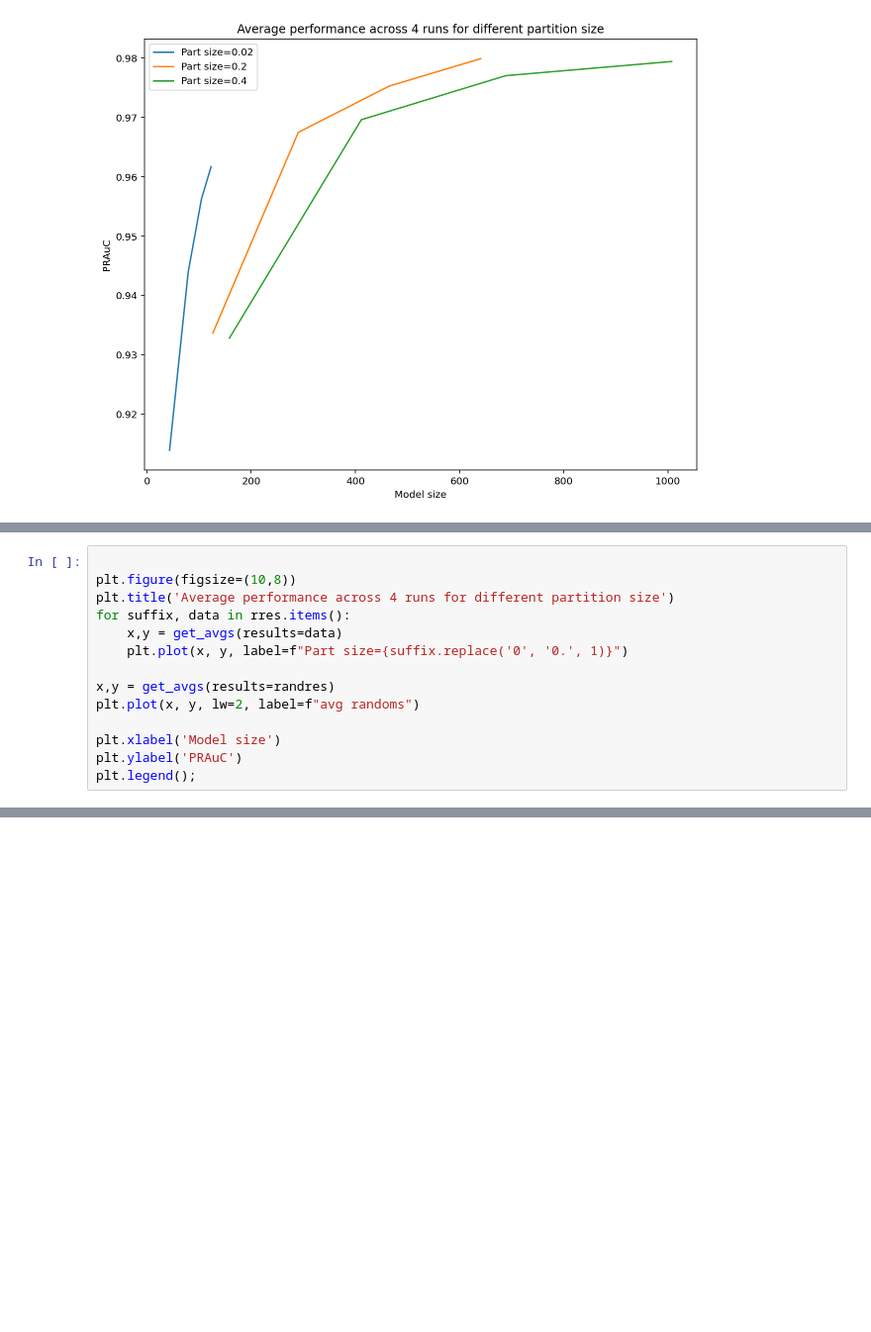
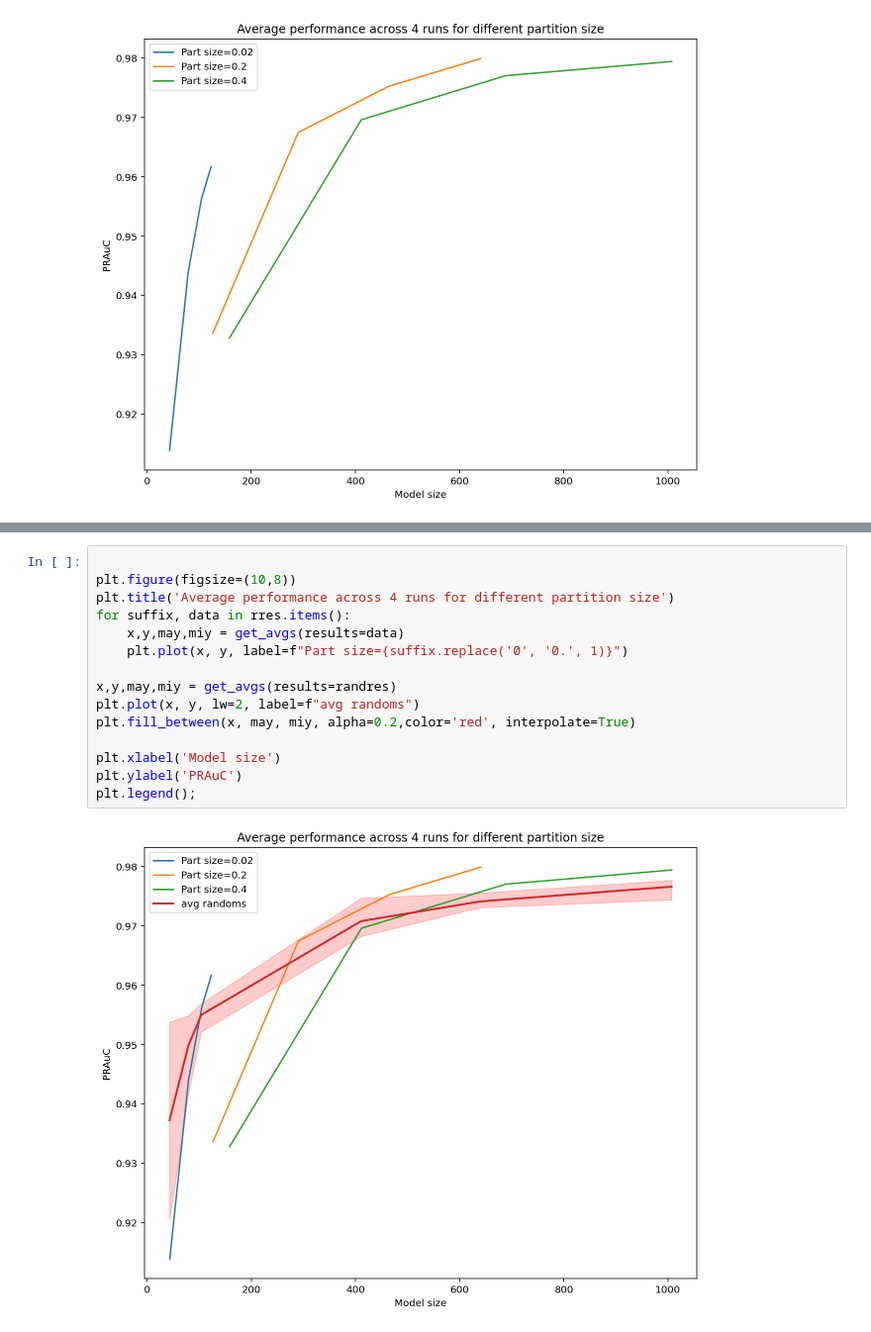
Before and after one commit to jrybicki-jsc/smms, a Jupyter notebook: graphla/newcluster_results.ipynb, the cells around one changed output, grey strips where cells are left out. Shown at 99% size. Saved outputs shown, nothing was run; the diff lists cells and outputs as text; blank space fills up the shorter version.

Commit message:
eror fill

```diff
--- a/graphla/newcluster_results.ipynb
+++ b/graphla/newcluster_results.ipynb
@@ -653,14 +633,0 @@ plt.legend();
-# %%
-
-plt.figure(figsize=(10,8))
-plt.title('Average performance across 4 runs for different partition size')
-for suffix, data in rres.items():
-    x,y = get_avgs(results=data)
-    plt.plot(x, y, label=f"Part size={suffix.replace('0', '0.', 1)}")
-
-x,y = get_avgs(results=randres)
-plt.plot(x, y, lw=2, label=f"avg randoms")
-
-plt.xlabel('Model size')
-plt.ylabel('PRAuC')
-plt.legend();
@@ -668,0 +676,17 @@ plt.legend();
+# %%
+
+plt.figure(figsize=(10,8))
+plt.title('Average performance across 4 runs for different partition size')
+for suffix, data in rres.items():
+    x,y,may,miy = get_avgs(results=data)
+    plt.plot(x, y, label=f"Part size={suffix.replace('0', '0.', 1)}")
+
+x,y,may,miy = get_avgs(results=randres)
+plt.plot(x, y, lw=2, label=f"avg randoms")
+plt.fill_between(x, may, miy, alpha=0.2,color='red', interpolate=True)
+
+plt.xlabel('Model size')
+plt.ylabel('PRAuC')
+plt.legend();
+# %% [output]
+[figure, added]
```
Also changed, not shown: parts of 12 cells of this notebook.
